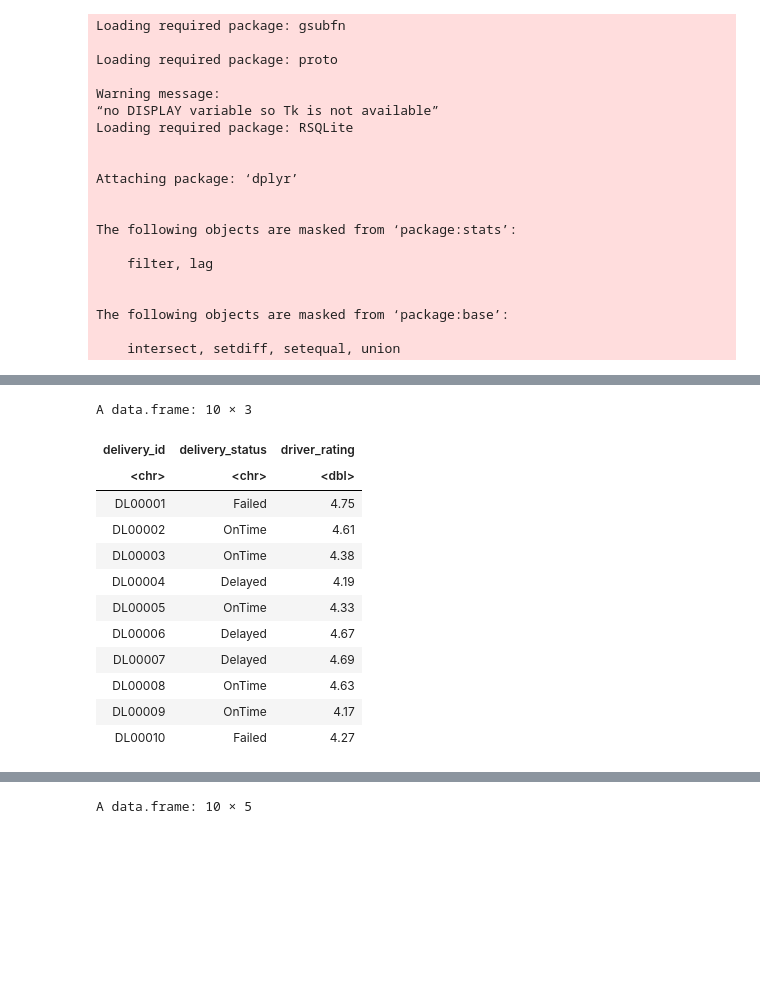
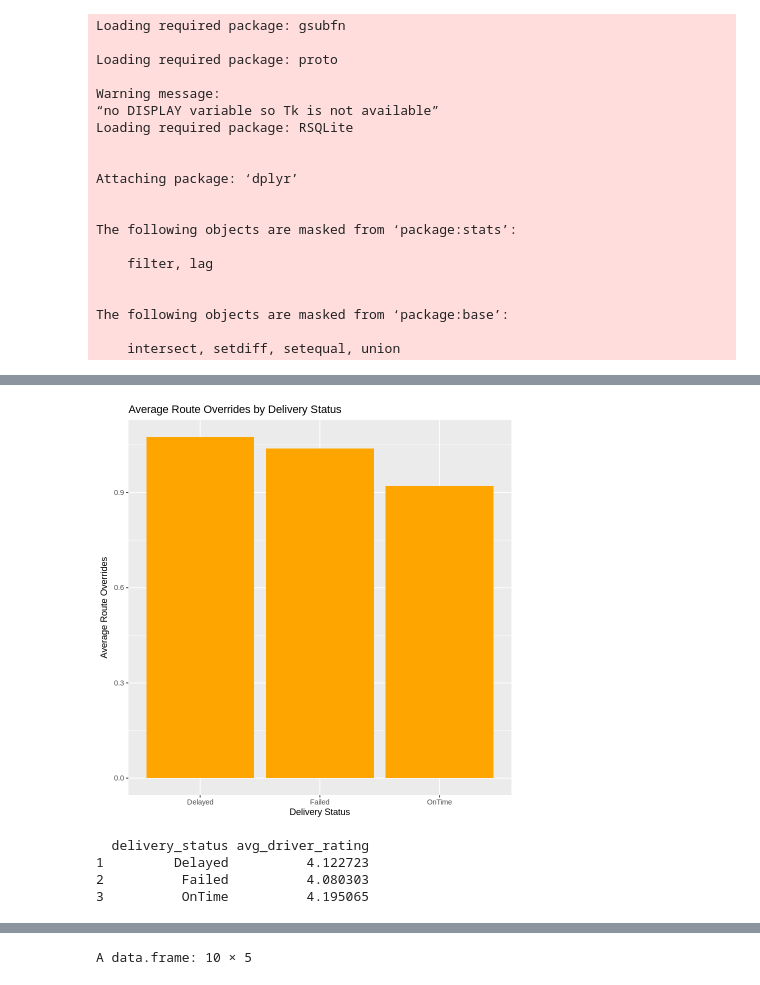
Before and after one commit to Anakha10/northstar-analytics, a Jupyter notebook: NorthStar_R_Analysis.ipynb, the cells around one changed output, grey strips where cells are left out. Cells and saved outputs as stored; diff of their text form; code cells hidden in the pictures; blank space fills up the shorter version.

```diff
--- a/NorthStar_R_Analysis.ipynb
+++ b/NorthStar_R_Analysis.ipynb
@@ -91,24 +114,24 @@ A data.frame: 1 × 1
+# %%
+ggplot(route_override, aes(x = delivery_status, y = avg_override)) +
+  geom_bar(stat = "identity", fill = "orange") +
+  ggtitle("Average Route Overrides by Delivery Status") +
+  xlab("Delivery Status") +
+  ylab("Average Route Overrides")
+# %% [output]
+[figure, added]
 # %%
-sqldf("
-SELECT d.delivery_id,
-       d.delivery_status,
-       dr.driver_rating
+driver_analysis <- sqldf("
+SELECT d.delivery_status,
+AVG(dr.driver_rating) AS avg_driver_rating
 FROM deliveries d
 JOIN drivers dr
 ON d.driver_id = dr.driver_id
-LIMIT 10
+GROUP BY d.delivery_status
 ")
+
+print(driver_analysis)
 # %% [output]
-A data.frame: 10 × 3
+  delivery_status avg_driver_rating
+1         Delayed          4.122723
+2          Failed          4.080303
+3          OnTime          4.195065
-| delivery_id | delivery_status | driver_rating |
-| <chr> | <chr> | <dbl> |
-| DL00001 | Failed | 4.75 |
-| DL00002 | OnTime | 4.61 |
-| DL00003 | OnTime | 4.38 |
-| DL00004 | Delayed | 4.19 |
-| DL00005 | OnTime | 4.33 |
-| DL00006 | Delayed | 4.67 |
-| DL00007 | Delayed | 4.69 |
-| DL00008 | OnTime | 4.63 |
-| DL00009 | OnTime | 4.17 |
-| DL00010 | Failed | 4.27 |
```
Also changed, not shown: parts of 14 cells of this notebook.
